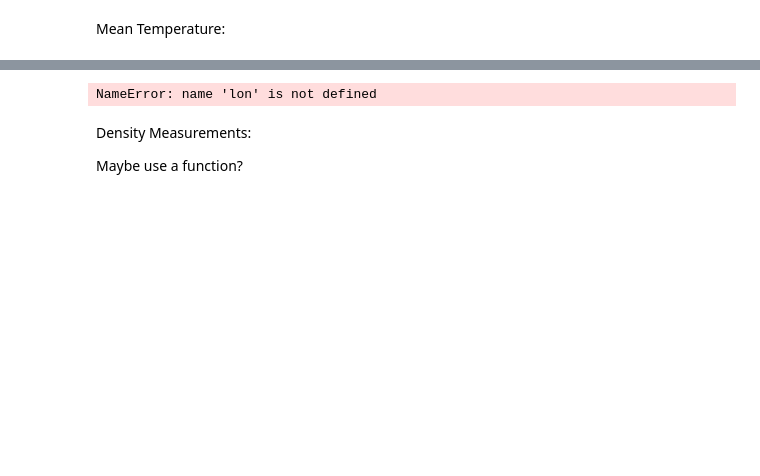
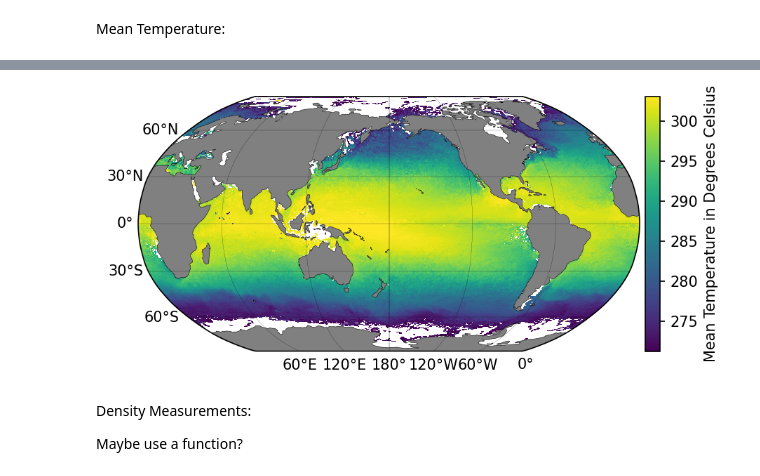
Before and after one commit to Eli8131/First_Project_SE, a Jupyter notebook: first_project_xarray.ipynb, the cells around one changed output, grey strips where cells are left out. Cells and saved outputs as stored; diff of their text form; code cells hidden in the pictures; blank space fills up the shorter version.

```diff
--- a/first_project_xarray.ipynb
+++ b/first_project_xarray.ipynb
@@ -98,35 +107,35 @@ KeyboardInterrupt:
 # %%
 x_c = np.convolve(lon, [0.5, 0.5], mode='valid')
 y_c = np.convolve(lat, [0.5, 0.5], mode='valid')
 
 # get 1st and 99th percentiles of values to plot to get a useful range for the colorscale
 sst1,sst2 = np.nanpercentile(ret.statistic.T,[1,99])
 
 fig = plt.figure(dpi=150)
 ax = fig.add_subplot(1,1,1,projection=ccrs.Robinson(central_longitude=-180))
-#cmap = cmocean.tools.crop(cmocean.cm.balance, sstmin=sst1, sstmax=sst2, pivot=0)
+#cmap = cmocean.tools.crop(cmocean.cm.thermal, vmin=sst1-273.15, vmax=sst2-273.15, pivot=0)
 pcm = ax.pcolormesh(x_c, y_c,
                     ret.statistic.T,
-                    cmap=cmap,
+                    #cmap=cmap
                     transform=ccrs.PlateCarree(),
-                    sstmin=sst1, sstmax=sst2)
+                    vmin=sst1, vmax=sst2)
 
 # gridlines and labels
 gl = ax.gridlines(color='k', linewidth=0.1, linestyle='-',
                   xlocs=np.arange(-180, 181, 60), ylocs=np.arange(-90, 91, 30),
                   draw_labels=True)
 gl.top_labels = False
 gl.right_labels = False
 
 # add land and coastline
 ax.add_feature(cfeature.LAND, facecolor='grey', zorder=1)
 ax.add_feature(cfeature.COASTLINE, linewidth=0.25, zorder=1)
 divider = make_axes_locatable(ax)
 cax = divider.append_axes("right", size="3%", pad=0.05, axes_class=plt.Axes)
 cb = fig.colorbar(pcm, cax=cax);
-cb.ax.set_ylabel('Density of temperature measurements');
+cb.ax.set_ylabel('Mean Temperature in Degrees Celsius');
 # %% [output]
-NameError: name 'lon' is not defined
+[figure, added]
 # %% [markdown]
 Density Measurements:
 
```
Also changed, not shown: parts of 3 cells of this notebook.
